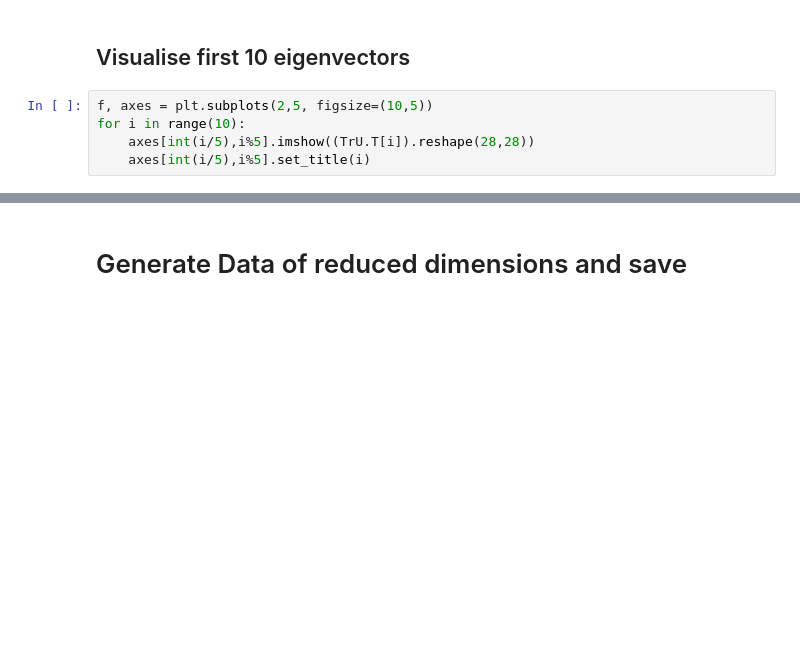
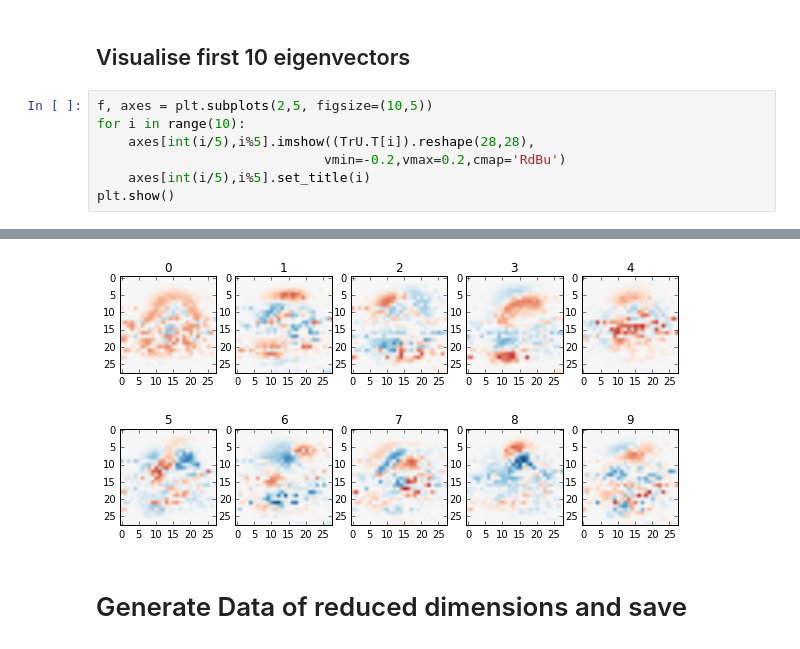
Before and after one commit to hoopernikaho/EE5907R_CA2, a Jupyter notebook: CA2_PCA.ipynb, the cells around one changed output, grey strips where cells are left out. Drawn from its saved outputs; the diff is of its cells as text; blank space fills up the shorter version.

```diff
--- a/CA2_PCA.ipynb
+++ b/CA2_PCA.ipynb
@@ -180,6 +161,8 @@ plt.show()
 # %%
 f, axes = plt.subplots(2,5, figsize=(10,5))
 for i in range(10):
-    axes[int(i/5),i%5].imshow((TrU.T[i]).reshape(28,28))
+    axes[int(i/5),i%5].imshow((TrU.T[i]).reshape(28,28),
+                             vmin=-0.2,vmax=0.2,cmap='RdBu')
     axes[int(i/5),i%5].set_title(i)
+plt.show()
 # %% [output]
@@ -188,3 +169,4 @@ for i in range(10):
+[figure, added]
 # %% [markdown]
 # Generate Data of reduced dimensions and save
 # %%
```
Also changed, not shown: parts of 21 cells of this notebook, 2 other files.
